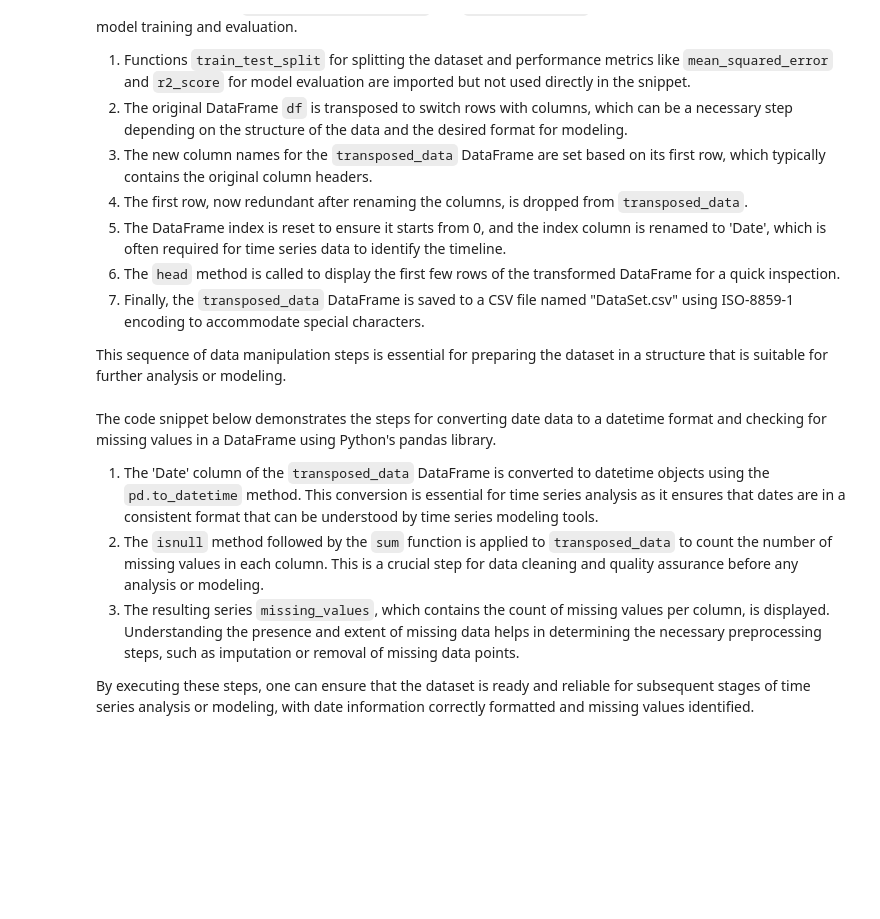
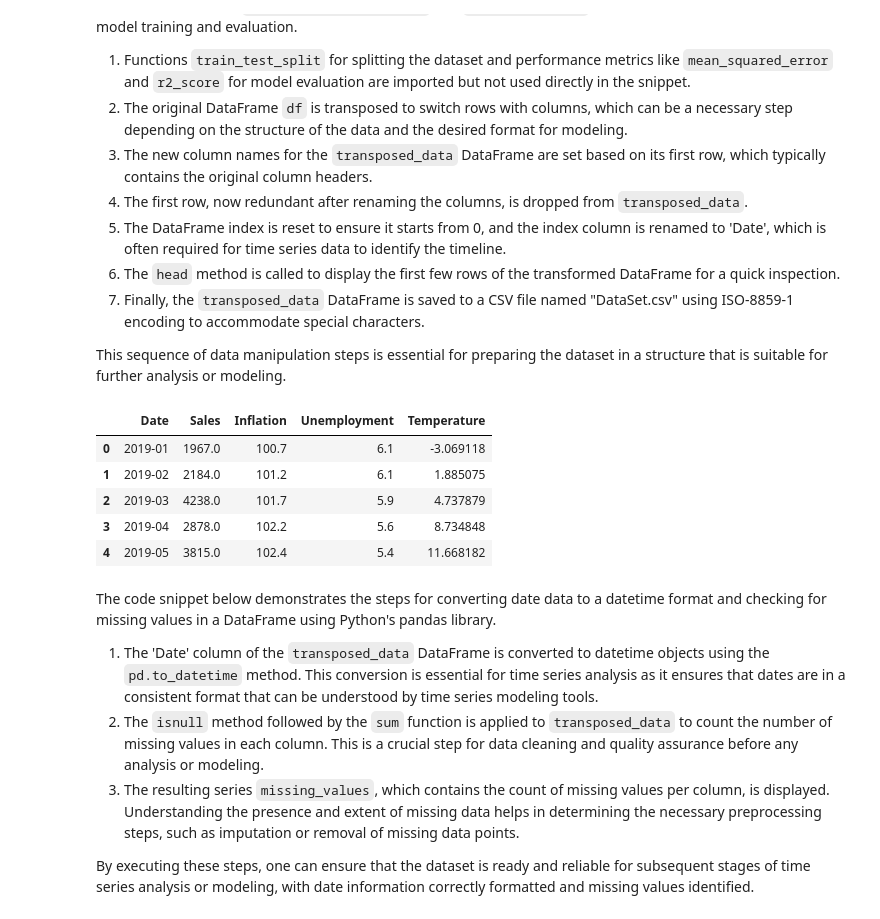
Before and after one commit to MichalI495002/Personal-Challenge, a Jupyter notebook: Jupyter Notebook/notebook.ipynb, the cells around one changed output. Saved outputs shown, nothing was run; the diff lists cells and outputs as text; code cells hidden in the pictures; blank space fills up the shorter version.

```diff
--- a/Jupyter Notebook/notebook.ipynb
+++ b/Jupyter Notebook/notebook.ipynb
@@ -445,21 +445,28 @@ This sequence of data manipulation steps is essential for preparing the dataset
 # %%
 from sklearn.model_selection import train_test_split
 from sklearn.metrics import mean_squared_error, r2_score
 
 # Transpose the data
 transposed_data = df.transpose()
 
 # Rename the columns based on the first row
 transposed_data.columns = transposed_data.iloc[0]
 transposed_data = transposed_data.drop(transposed_data.index[0])
 
 # Reset index
 transposed_data.reset_index(inplace=True)
 transposed_data.rename(columns={'index': 'Date'}, inplace=True)
 
+transposed_data.to_csv("DataSet.csv", encoding="ISO-8859-1", index=False)
+
 transposed_data.head()
-
-transposed_data.to_csv("DataSet.csv", encoding="ISO-8859-1")
+# %% [output]
+|  | Date | Sales | Inflation | Unemployment | Temperature |
+| 0 | 2019-01 | 1967.0 | 100.7 | 6.1 | -3.069118 |
+| 1 | 2019-02 | 2184.0 | 101.2 | 6.1 | 1.885075 |
+| 2 | 2019-03 | 4238.0 | 101.7 | 5.9 | 4.737879 |
+| 3 | 2019-04 | 2878.0 | 102.2 | 5.6 | 8.734848 |
+| 4 | 2019-05 | 3815.0 | 102.4 | 5.4 | 11.668182 |
 # %% [markdown]
 The code snippet below demonstrates the steps for converting date data to a datetime format and checking for missing values in a DataFrame using Python's pandas library.
 
```
Also changed, not shown: parts of 1 cell of this notebook, 6 other files.
